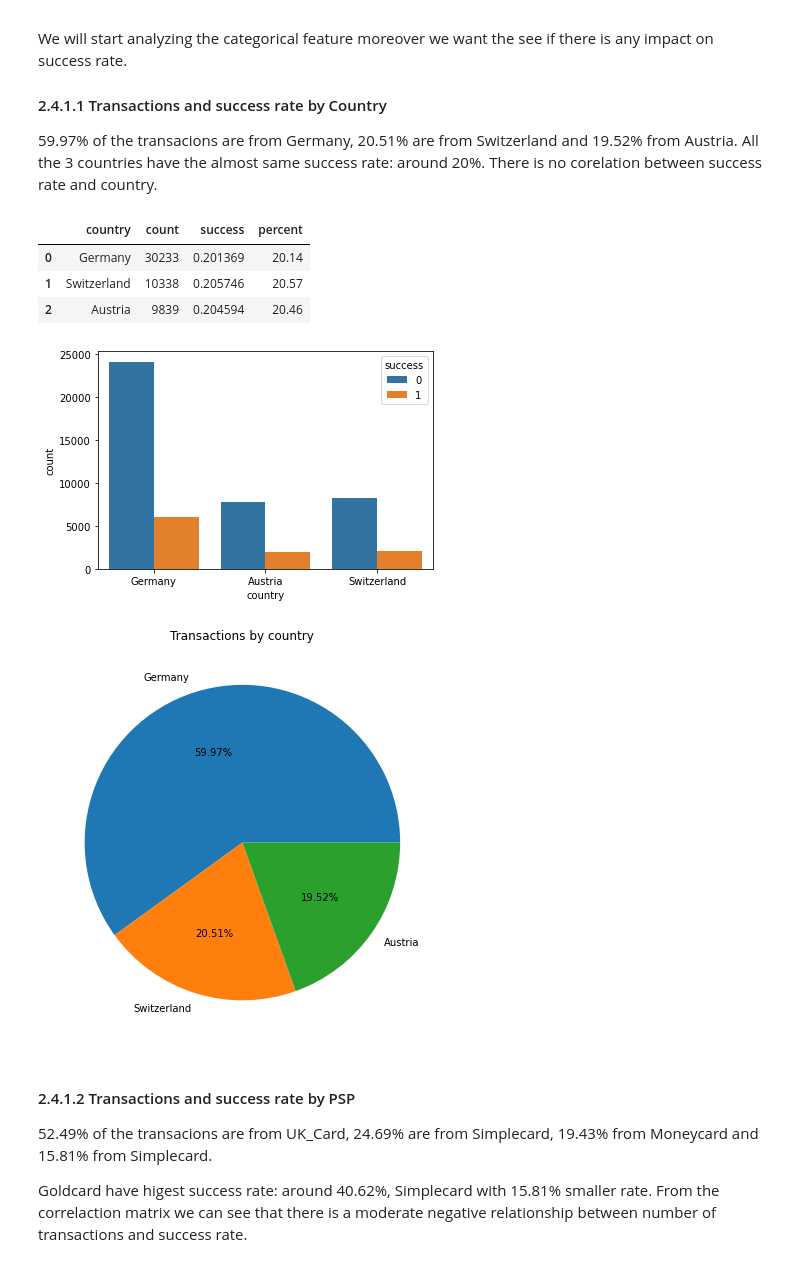
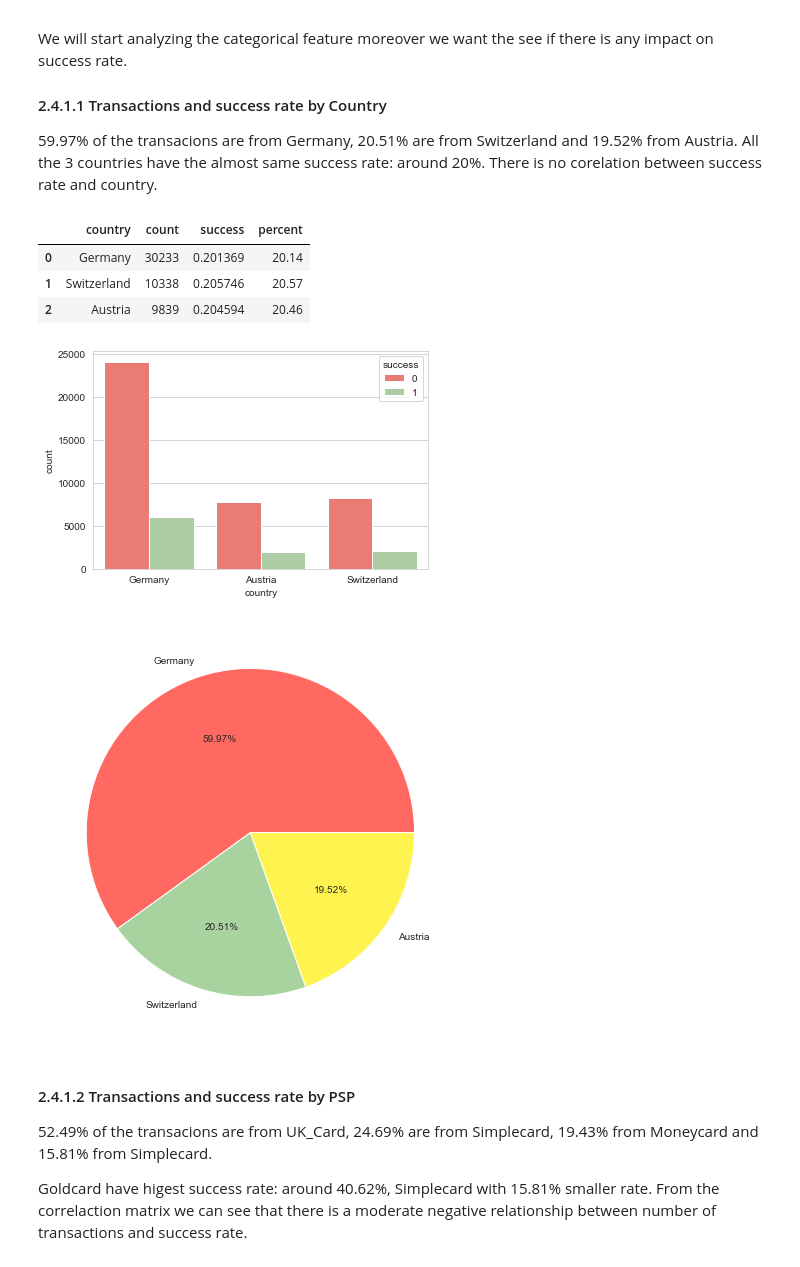
Before and after one commit to igorlevecarov/DataScience, a Jupyter notebook: Credit Card Routing for Online Purchase via Predictive Modelling/notebook.ipynb, the cells around one changed output. Saved outputs shown, nothing was run; the diff lists cells and outputs as text; code cells hidden in the pictures.

```diff
--- a/Credit Card Routing for Online Purchase via Predictive Modelling/notebook.ipynb
+++ b/Credit Card Routing for Online Purchase via Predictive Modelling/notebook.ipynb
@@ -131,29 +130,32 @@ We will start analyzing the categorical feature moreover we want the see if ther
 # %%
 import seaborn as sns
 import matplotlib.pyplot as plt
+
+Palette = ["#ff6961", "#a9d39e",'#fff44f','#74bbfb'] #define your preference
+sns.set_style("whitegrid")
+sns.set_palette(Palette) #use the list defined in the function
 
 transactions_by_PSP = transactions.groupby('country')['country'].agg(['count']).sort_values(by='count',ascending=False).reset_index()
 
 sns.countplot(data=transactions, x="country", hue="success")
 
 success_rate_by_PSP =  transactions.pivot_table(values="success",index="country").reset_index()
 success_rate_by_PSP['percent'] = (success_rate_by_PSP['success'] * 100).round(2)
 success_rate_by_PSP = success_rate_by_PSP.sort_values(by='percent',ascending=False)
 
 fig, ax = plt.subplots(figsize=(6, 6))
 ax.pie(transactions_by_PSP['count'],labels=transactions_by_PSP['country'], autopct='%.2f%%')
-ax.set_title('Transactions by country')
 plt.tight_layout()
 
 summary = pd.merge(transactions_by_PSP, success_rate_by_PSP, on="country", how="inner")
 display(summary)
 # %% [output]
 |  | country | count | success | percent |
 | 0 | Germany | 30233 | 0.201369 | 20.14 |
 | 1 | Switzerland | 10338 | 0.205746 | 20.57 |
 | 2 | Austria | 9839 | 0.204594 | 20.46 |
-[figure, old version]
+[figure, new version]
-[figure, old version]
+[figure, new version]
 # %% [markdown]
 <h4>2.4.1.2 Transactions and success rate by PSP</h4>
 
```
Also changed, not shown: parts of 24 cells of this notebook, 8 other files.
